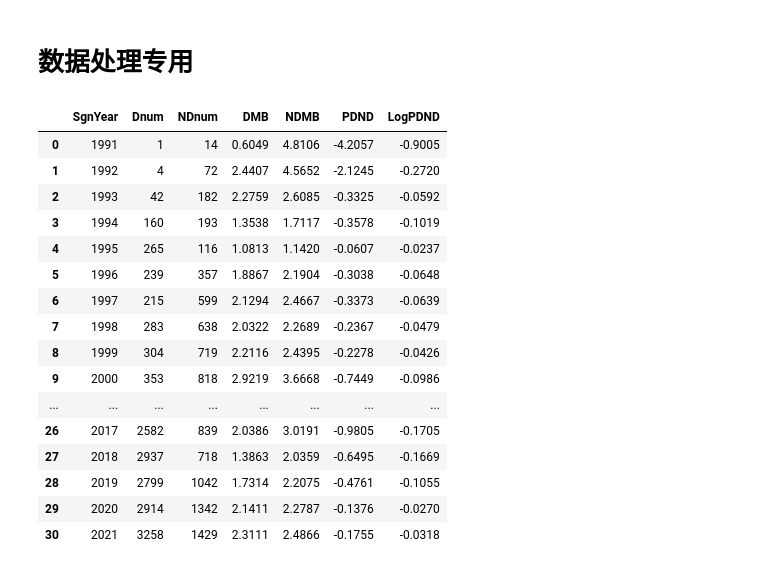
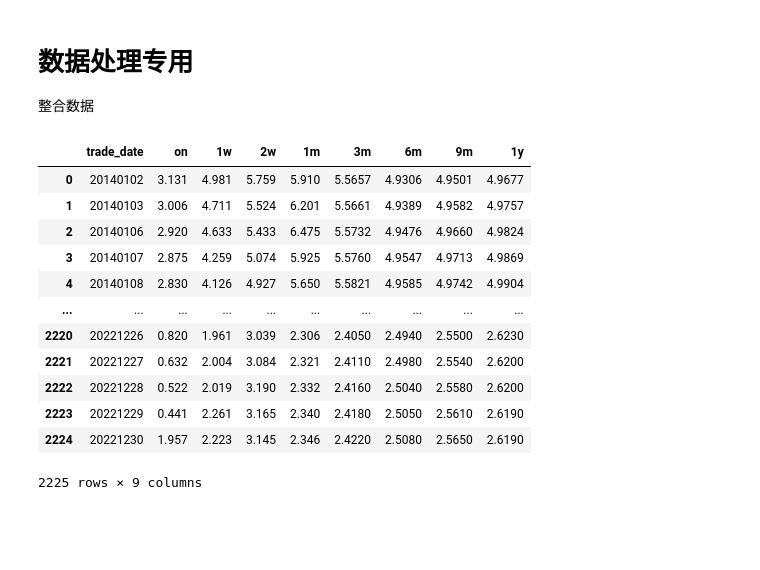
Before and after one commit to Colin-Bao/Investor-Sentiment, a Jupyter notebook: notebooks/IS-Data.ipynb, the cells around one changed output. Drawn from its saved outputs; the diff is of its cells as text; code cells hidden in the pictures; blank space fills up the shorter version.

```diff
--- a/notebooks/IS-Data.ipynb
+++ b/notebooks/IS-Data.ipynb
@@ -1,2 +1,3 @@
 # %% [markdown]
 # 数据处理专用
+整合数据
@@ -5,20 +3,0 @@ import cudf
-# %%
-cudf.read_csv('/data/DataSets/BW_INDEX_CSMAR/BW_5_CSMAR/QX_DIVIDENDPREMIUM.csv')
-# %% [output]
-|  | ﻿SgnYear | Dnum | NDnum | DMB | NDMB | PDND | LogPDND |
-| 0 | 1991 | 1 | 14 | 0.6049 | 4.8106 | -4.2057 | -0.9005 |
-| 1 | 1992 | 4 | 72 | 2.4407 | 4.5652 | -2.1245 | -0.2720 |
-| 2 | 1993 | 42 | 182 | 2.2759 | 2.6085 | -0.3325 | -0.0592 |
-| 3 | 1994 | 160 | 193 | 1.3538 | 1.7117 | -0.3578 | -0.1019 |
-| 4 | 1995 | 265 | 116 | 1.0813 | 1.1420 | -0.0607 | -0.0237 |
-| 5 | 1996 | 239 | 357 | 1.8867 | 2.1904 | -0.3038 | -0.0648 |
-| 6 | 1997 | 215 | 599 | 2.1294 | 2.4667 | -0.3373 | -0.0639 |
-| 7 | 1998 | 283 | 638 | 2.0322 | 2.2689 | -0.2367 | -0.0479 |
-| 8 | 1999 | 304 | 719 | 2.2116 | 2.4395 | -0.2278 | -0.0426 |
-| 9 | 2000 | 353 | 818 | 2.9219 | 3.6668 | -0.7449 | -0.0986 |
-| ... | ... | ... | ... | ... | ... | ... | ... |
-| 26 | 2017 | 2582 | 839 | 2.0386 | 3.0191 | -0.9805 | -0.1705 |
-| 27 | 2018 | 2937 | 718 | 1.3863 | 2.0359 | -0.6495 | -0.1669 |
-| 28 | 2019 | 2799 | 1042 | 1.7314 | 2.2075 | -0.4761 | -0.1055 |
-| 29 | 2020 | 2914 | 1342 | 2.1411 | 2.2787 | -0.1376 | -0.0270 |
-| 30 | 2021 | 3258 | 1429 | 2.3111 | 2.4866 | -0.1755 | -0.0318 |
@@ -24,0 +12,23 @@ cudf.read_csv('/data/DataSets/BW_INDEX_CSMAR/BW_5_CSMAR/QX_DIVIDENDPREMIUM.csv')
+# %%
+from loader.findata_loader import TuShare
+
+tu = TuShare()
+df_shibor = pd.concat(
+        [tu.PRO_API.shibor(start_date='20140101', end_date='20220101'), tu.PRO_API.shibor(start_date='20220102', end_date='20221231')])
+df_shibor = df_shibor.rename(columns={'date': 'trade_date'}).set_index('trade_date').sort_index().reset_index()
+df_shibor.to_parquet('/home/ubuntu/notebooks/DataSets/MACRO_DATA/SHIBOR_TS_2014_2022.parquet')
+df_shibor
+# %% [output]
+|  | trade_date | on | 1w | 2w | 1m | 3m | 6m | 9m | 1y |
+| 0 | 20140102 | 3.131 | 4.981 | 5.759 | 5.910 | 5.5657 | 4.9306 | 4.9501 | 4.9677 |
+| 1 | 20140103 | 3.006 | 4.711 | 5.524 | 6.201 | 5.5661 | 4.9389 | 4.9582 | 4.9757 |
+| 2 | 20140106 | 2.920 | 4.633 | 5.433 | 6.475 | 5.5732 | 4.9476 | 4.9660 | 4.9824 |
+| 3 | 20140107 | 2.875 | 4.259 | 5.074 | 5.925 | 5.5760 | 4.9547 | 4.9713 | 4.9869 |
+| 4 | 20140108 | 2.830 | 4.126 | 4.927 | 5.650 | 5.5821 | 4.9585 | 4.9742 | 4.9904 |
+| ... | ... | ... | ... | ... | ... | ... | ... | ... | ... |
+| 2220 | 20221226 | 0.820 | 1.961 | 3.039 | 2.306 | 2.4050 | 2.4940 | 2.5500 | 2.6230 |
+| 2221 | 20221227 | 0.632 | 2.004 | 3.084 | 2.321 | 2.4110 | 2.4980 | 2.5540 | 2.6200 |
+| 2222 | 20221228 | 0.522 | 2.019 | 3.190 | 2.332 | 2.4160 | 2.5040 | 2.5580 | 2.6200 |
+| 2223 | 20221229 | 0.441 | 2.261 | 3.165 | 2.340 | 2.4180 | 2.5050 | 2.5610 | 2.6190 |
+| 2224 | 20221230 | 1.957 | 2.223 | 3.145 | 2.346 | 2.4220 | 2.5080 | 2.5650 | 2.6190 |
+2225 rows × 9 columns
```
Also changed, not shown: parts of 4 cells of this notebook, 2 other files.
